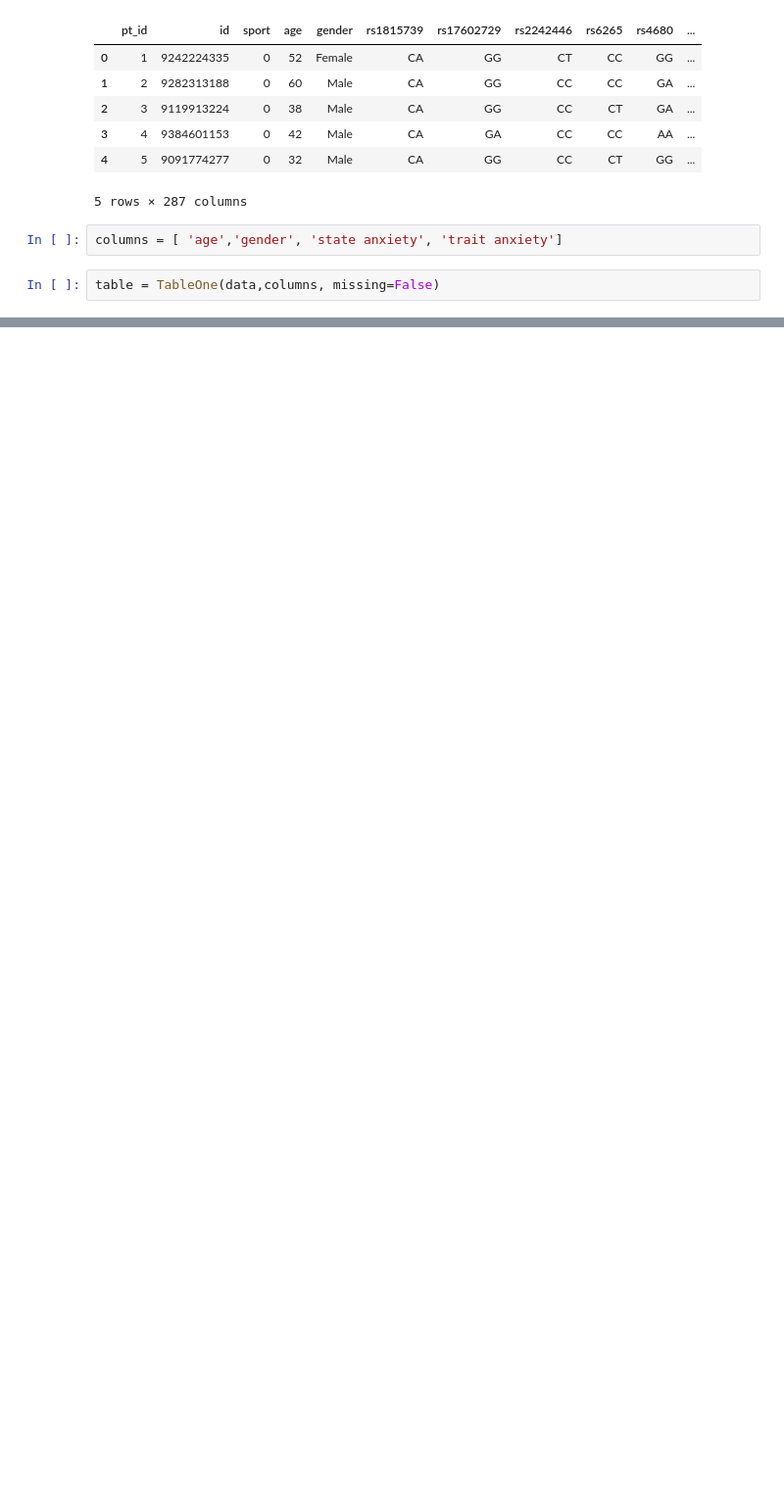
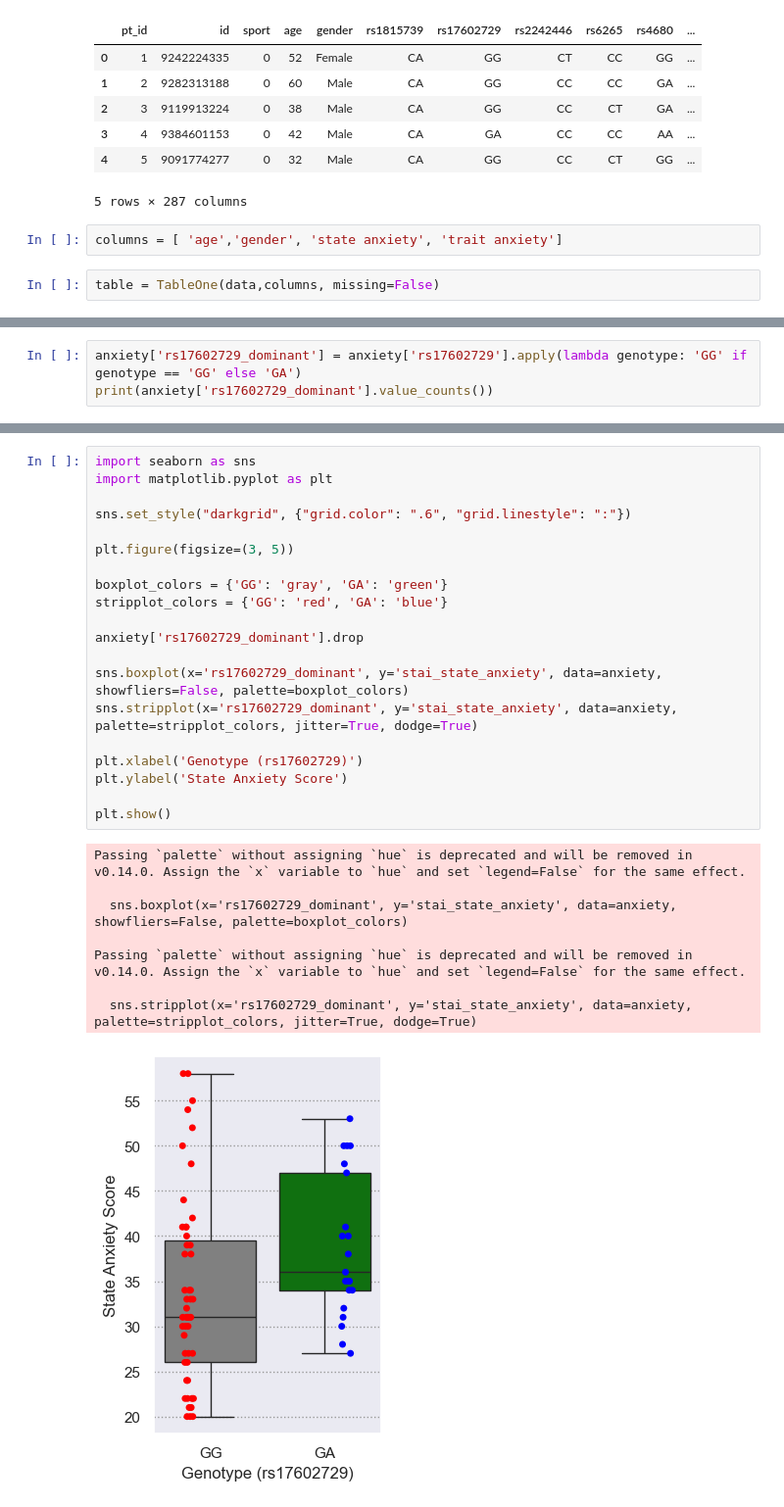
Before and after one commit to tofickbrodaga/science-data, a Jupyter notebook: table.ipynb, the cells around one changed output, grey strips where cells are left out. Shown at 98% size. Drawn from its saved outputs; the diff is of its cells as text; blank space fills up the shorter version.

Commit message:
Refresh code, update .csv file data

```diff
--- a/table.ipynb
+++ b/table.ipynb
@@ -165,0 +130,3 @@ Passing `palette` without assigning `hue` is deprecated and will be removed in v
+# %%
+anxiety['rs17602729_dominant'] = anxiety['rs17602729'].apply(lambda genotype: 'GG' if genotype == 'GG' else 'GA')
+print(anxiety['rs17602729_dominant'].value_counts())
@@ -165,0 +138,29 @@ Passing `palette` without assigning `hue` is deprecated and will be removed in v
+# %%
+import seaborn as sns
+import matplotlib.pyplot as plt
+
+sns.set_style("darkgrid", {"grid.color": ".6", "grid.linestyle": ":"})
+
+plt.figure(figsize=(3, 5))
+
+boxplot_colors = {'GG': 'gray', 'GA': 'green'}
+stripplot_colors = {'GG': 'red', 'GA': 'blue'}
+
+anxiety['rs17602729_dominant'].drop
+
+sns.boxplot(x='rs17602729_dominant', y='stai_state_anxiety', data=anxiety, showfliers=False, palette=boxplot_colors)
+sns.stripplot(x='rs17602729_dominant', y='stai_state_anxiety', data=anxiety, palette=stripplot_colors, jitter=True, dodge=True)
+
+plt.xlabel('Genotype (rs17602729)')
+plt.ylabel('State Anxiety Score')
+
+plt.show()
+# %% [output]
+Passing `palette` without assigning `hue` is deprecated and will be removed in v0.14.0. Assign the `x` variable to `hue` and set `legend=False` for the same effect.
+
+  sns.boxplot(x='rs17602729_dominant', y='stai_state_anxiety', data=anxiety, showfliers=False, palette=boxplot_colors)
+
+Passing `palette` without assigning `hue` is deprecated and will be removed in v0.14.0. Assign the `x` variable to `hue` and set `legend=False` for the same effect.
+
+  sns.stripplot(x='rs17602729_dominant', y='stai_state_anxiety', data=anxiety, palette=stripplot_colors, jitter=True, dodge=True)
+[figure, added]
```
Also changed, not shown: parts of 15 cells of this notebook, 4 other files.
